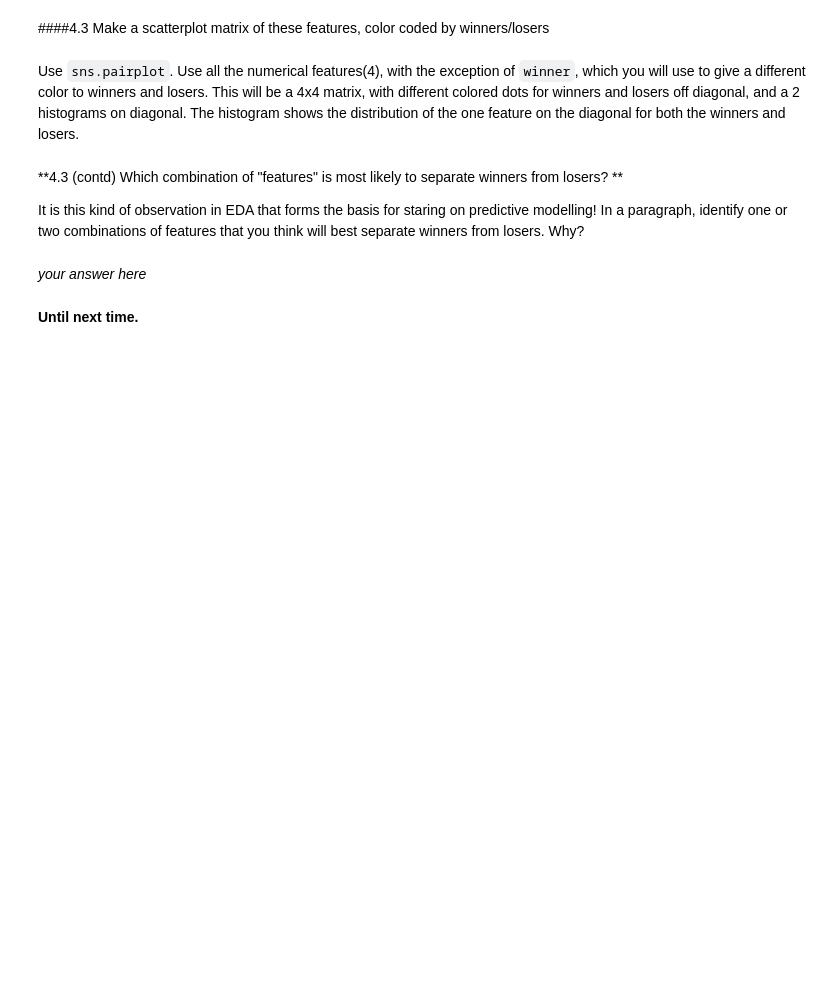
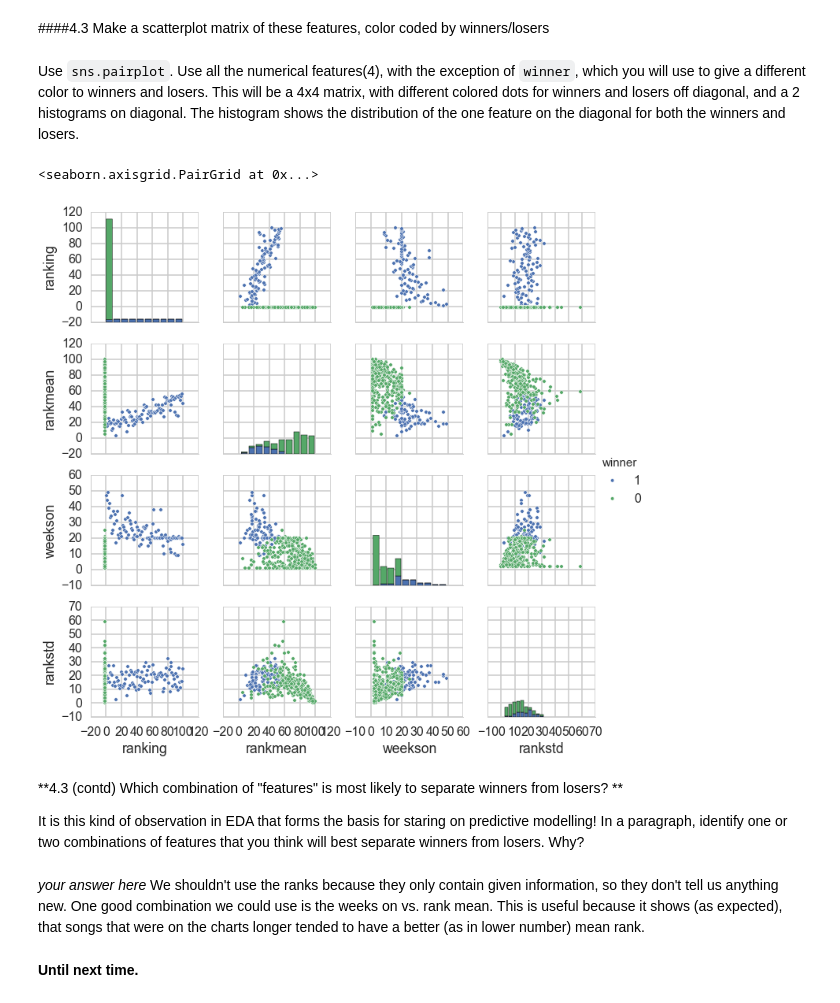
Before and after one commit to ciyer64/cs109-hw, a Jupyter notebook: hw1.ipynb, the cells around one changed output. Saved outputs shown, nothing was run; the diff lists cells and outputs as text; code cells hidden in the pictures; blank space fills up the shorter version.

```diff
--- a/hw1.ipynb
+++ b/hw1.ipynb
@@ -1470,8 +1487,16 @@ Use `sns.pairplot`. Use all the numerical features(4), with the exception of `wi
+# %%
+#your code here
+#Søürcé: http://stanford.edu/~mwaskom/software/seaborn/generated/seaborn.pairplot.html
+sns.pairplot(all2014,hue='winner',vars= ["ranking", "rankmean", "weekson","rankstd"], dropna=True)
+# %% [output]
+<seaborn.axisgrid.PairGrid at 0x...>
+[figure, added]
 # %% [markdown]
 **4.3 (contd) Which combination of "features" is most likely to separate winners from losers? **
 
 It is this kind of observation in EDA that forms the basis for staring on predictive modelling! In a paragraph, identify one or two combinations of features that you think will best separate winners from losers. Why?
-# %% [markdown]
-*your answer here*
+# %% [markdown]
+*your answer here*
+We shouldn't use the ranks because they only contain given information, so they don't tell us anything new.  One good combination we could use is the weeks on vs. rank mean.  This is useful because it shows (as expected), that songs that were on the charts longer tended to have a better (as in lower number) mean rank.
 # %% [markdown]
  **Until next time.**
```
Also changed, not shown: parts of 9 cells of this notebook.
